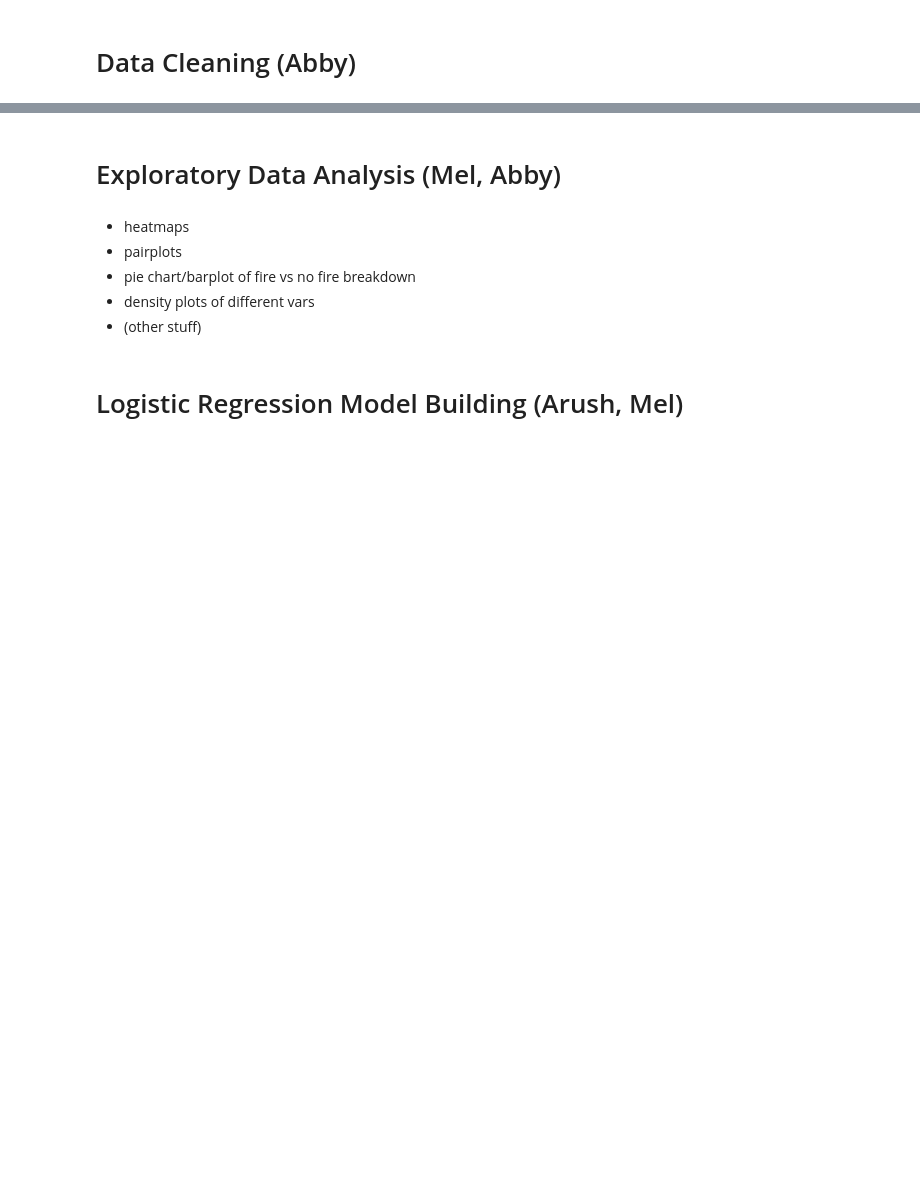
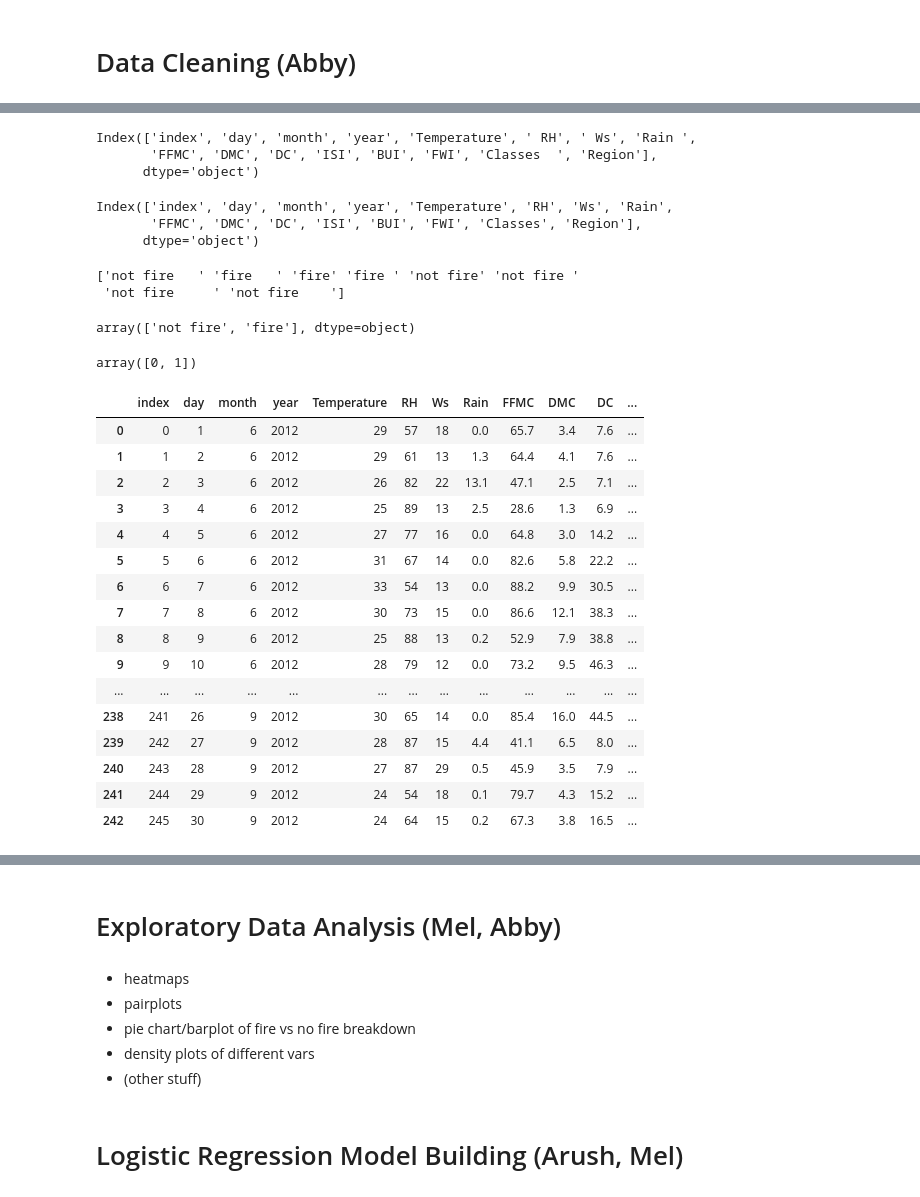
Before and after one commit to ArushIyer12/303-1Project, a Jupyter notebook: Project_Main_Notebook.ipynb, the cells around one changed output, grey strips where cells are left out. Saved outputs shown, nothing was run; the diff lists cells and outputs as text; code cells hidden in the pictures; blank space fills up the shorter version.

Commit message:
Update Project_Main_Notebook.ipynb
data cleaning done

```diff
--- a/Project_Main_Notebook.ipynb
+++ b/Project_Main_Notebook.ipynb
@@ -119,0 +32,70 @@ df.duplicated().sum()
+# %%
+# Region 1 and 2
+# Region 1 is Bejaia and Region 2 is Sidi Bel-Abbes
+df.loc[:122,'Region']=1
+df.loc[122:,'Region']=2
+df[['Region']] = df[['Region']].astype(int)
+df.columns
+# %% [output]
+Index(['index', 'day', 'month', 'year', 'Temperature', ' RH', ' Ws', 'Rain ',
+       'FFMC', 'DMC', 'DC', 'ISI', 'BUI', 'FWI', 'Classes  ', 'Region'],
+      dtype='object')
+# %%
+# getting rid of column names weird spacing
+df.columns=df.columns.str.strip()
+df.columns
+# %% [output]
+Index(['index', 'day', 'month', 'year', 'Temperature', 'RH', 'Ws', 'Rain',
+       'FFMC', 'DMC', 'DC', 'ISI', 'BUI', 'FWI', 'Classes', 'Region'],
+      dtype='object')
+# %%
+#Converting Not fire/Fire (with unnecessary spacing) to 0 and 1
+print(df['Classes'].unique())
+# %% [output]
+['not fire   ' 'fire   ' 'fire' 'fire ' 'not fire' 'not fire '
+ 'not fire     ' 'not fire    ']
+# %%
+df.Classes=df.Classes.str.strip()
+df.Classes.unique()
+# %% [output]
+array(['not fire', 'fire'], dtype=object)
+# %%
+df['Classes'] = df['Classes'].replace('not fire', 0)
+df['Classes'] = df['Classes'].replace('fire', 1)
+df.Classes.unique()
+# %% [output]
+array([0, 1])
+# %%
+# converting column data types
+df['DC']=df['DC'].astype('float')
+df['ISI']=df['ISI'].astype('float')
+df['BUI']=df['BUI'].astype('float')
+df['FWI']=df['FWI'].astype('float')
+df['day']=df['day'].astype('int')
+df['month']=df['month'].astype('int')
+df['year']=df['year'].astype('int')
+df['Temperature']=df['Temperature'].astype('int')
+df['RH']=df['RH'].astype('int')
+df['Ws']=df['Ws'].astype('int')
+df['Rain']=df['Rain'].astype('float')
+df['FFMC']=df['FFMC'].astype('float')
+df['DMC']=df['DMC'].astype('float')
+df
+# %% [output]
+|  | index | day | month | year | Temperature | RH | Ws | Rain | FFMC | DMC | DC | ... |
+| 0 | 0 | 1 | 6 | 2012 | 29 | 57 | 18 | 0.0 | 65.7 | 3.4 | 7.6 | ... |
+| 1 | 1 | 2 | 6 | 2012 | 29 | 61 | 13 | 1.3 | 64.4 | 4.1 | 7.6 | ... |
+| 2 | 2 | 3 | 6 | 2012 | 26 | 82 | 22 | 13.1 | 47.1 | 2.5 | 7.1 | ... |
+| 3 | 3 | 4 | 6 | 2012 | 25 | 89 | 13 | 2.5 | 28.6 | 1.3 | 6.9 | ... |
+| 4 | 4 | 5 | 6 | 2012 | 27 | 77 | 16 | 0.0 | 64.8 | 3.0 | 14.2 | ... |
+| 5 | 5 | 6 | 6 | 2012 | 31 | 67 | 14 | 0.0 | 82.6 | 5.8 | 22.2 | ... |
+| 6 | 6 | 7 | 6 | 2012 | 33 | 54 | 13 | 0.0 | 88.2 | 9.9 | 30.5 | ... |
+| 7 | 7 | 8 | 6 | 2012 | 30 | 73 | 15 | 0.0 | 86.6 | 12.1 | 38.3 | ... |
+| 8 | 8 | 9 | 6 | 2012 | 25 | 88 | 13 | 0.2 | 52.9 | 7.9 | 38.8 | ... |
+| 9 | 9 | 10 | 6 | 2012 | 28 | 79 | 12 | 0.0 | 73.2 | 9.5 | 46.3 | ... |
+| ... | ... | ... | ... | ... | ... | ... | ... | ... | ... | ... | ... | ... |
+| 238 | 241 | 26 | 9 | 2012 | 30 | 65 | 14 | 0.0 | 85.4 | 16.0 | 44.5 | ... |
+| 239 | 242 | 27 | 9 | 2012 | 28 | 87 | 15 | 4.4 | 41.1 | 6.5 | 8.0 | ... |
+| 240 | 243 | 28 | 9 | 2012 | 27 | 87 | 29 | 0.5 | 45.9 | 3.5 | 7.9 | ... |
+| 241 | 244 | 29 | 9 | 2012 | 24 | 54 | 18 | 0.1 | 79.7 | 4.3 | 15.2 | ... |
+| 242 | 245 | 30 | 9 | 2012 | 24 | 64 | 15 | 0.2 | 67.3 | 3.8 | 16.5 | ... |
```
Also changed, not shown: parts of 12 cells of this notebook.
